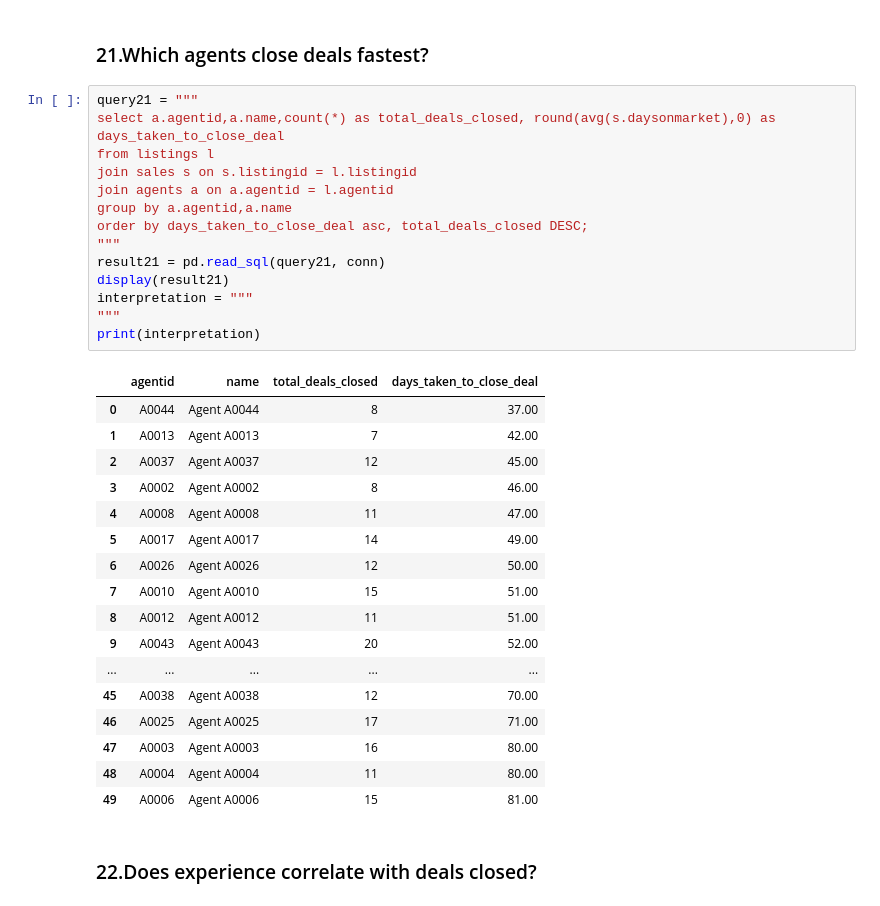
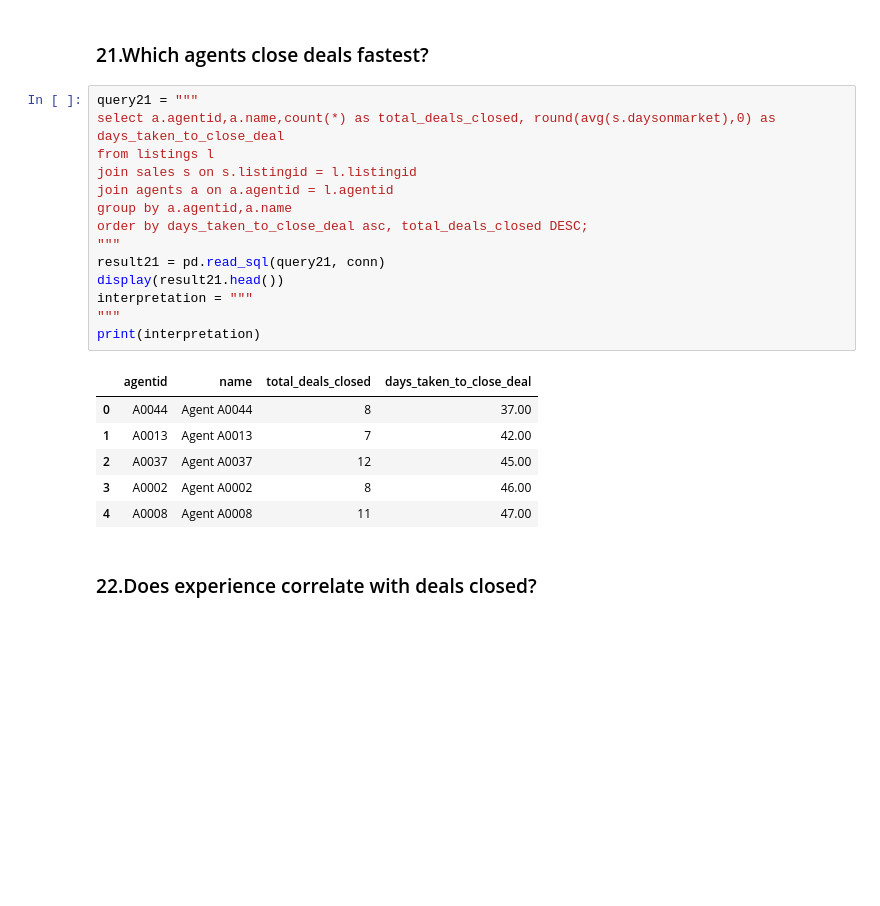
Before and after one commit to mukundnaramesh2605/guvi-python-sql-pandas-project-1, a Jupyter notebook: project.ipynb, the cells around one changed output. Cells and saved outputs as stored; diff of their text form; blank space fills up the shorter version.

```diff
--- a/project.ipynb
+++ b/project.ipynb
@@ -1099,35 +1073,24 @@ followed by A0042 with ~27 million in total sales revenue and 25 properties sold
 # %%
 query21 = """
 select a.agentid,a.name,count(*) as total_deals_closed, round(avg(s.daysonmarket),0) as days_taken_to_close_deal
 from listings l
 join sales s on s.listingid = l.listingid
 join agents a on a.agentid = l.agentid
 group by a.agentid,a.name
 order by days_taken_to_close_deal asc, total_deals_closed DESC;
 """
 result21 = pd.read_sql(query21, conn)
-display(result21)
+display(result21.head())
 interpretation = """
 """
 print(interpretation)
 # %% [output]
 |  | agentid | name | total_deals_closed | days_taken_to_close_deal |
 | 0 | A0044 | Agent A0044 | 8 | 37.00 |
 | 1 | A0013 | Agent A0013 | 7 | 42.00 |
 | 2 | A0037 | Agent A0037 | 12 | 45.00 |
 | 3 | A0002 | Agent A0002 | 8 | 46.00 |
 | 4 | A0008 | Agent A0008 | 11 | 47.00 |
-| 5 | A0017 | Agent A0017 | 14 | 49.00 |
-| 6 | A0026 | Agent A0026 | 12 | 50.00 |
-| 7 | A0010 | Agent A0010 | 15 | 51.00 |
-| 8 | A0012 | Agent A0012 | 11 | 51.00 |
-| 9 | A0043 | Agent A0043 | 20 | 52.00 |
-| ... | ... | ... | ... | ... |
-| 45 | A0038 | Agent A0038 | 12 | 70.00 |
-| 46 | A0025 | Agent A0025 | 17 | 71.00 |
-| 47 | A0003 | Agent A0003 | 16 | 80.00 |
-| 48 | A0004 | Agent A0004 | 11 | 80.00 |
-| 49 | A0006 | Agent A0006 | 15 | 81.00 |
 # %% [markdown]
 ### 22.Does experience correlate with deals closed?
 # %%
```
Also changed, not shown: parts of 23 cells of this notebook, 1 other file.
